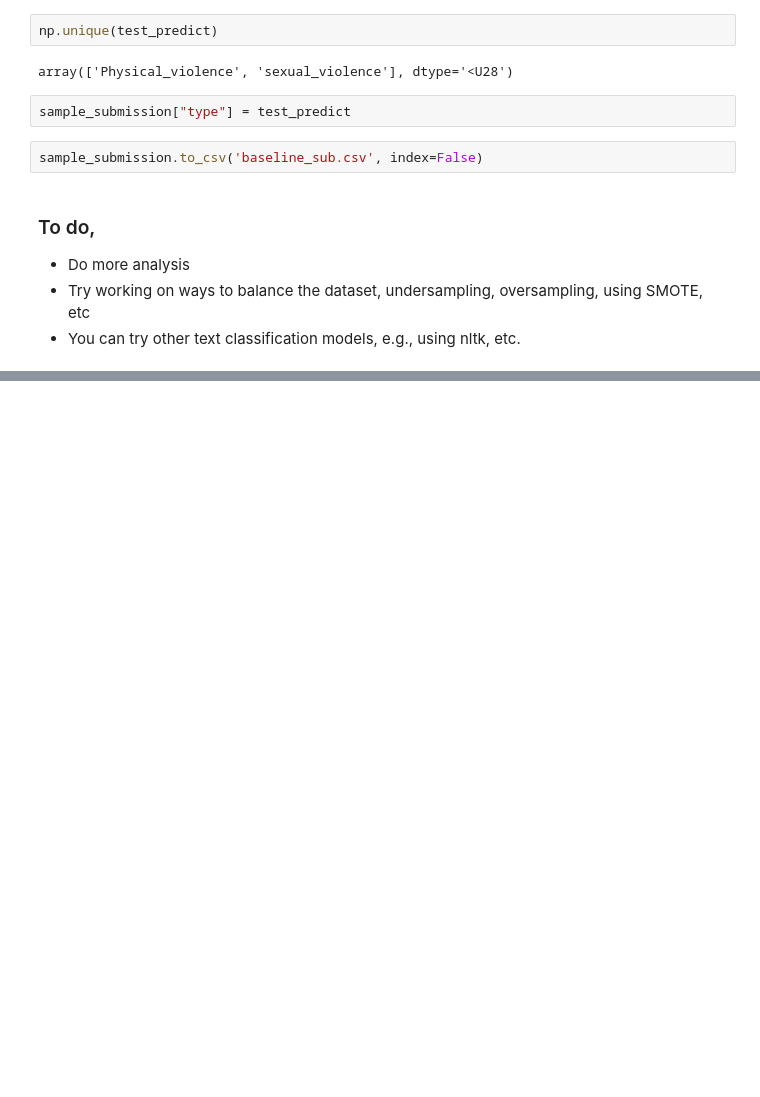
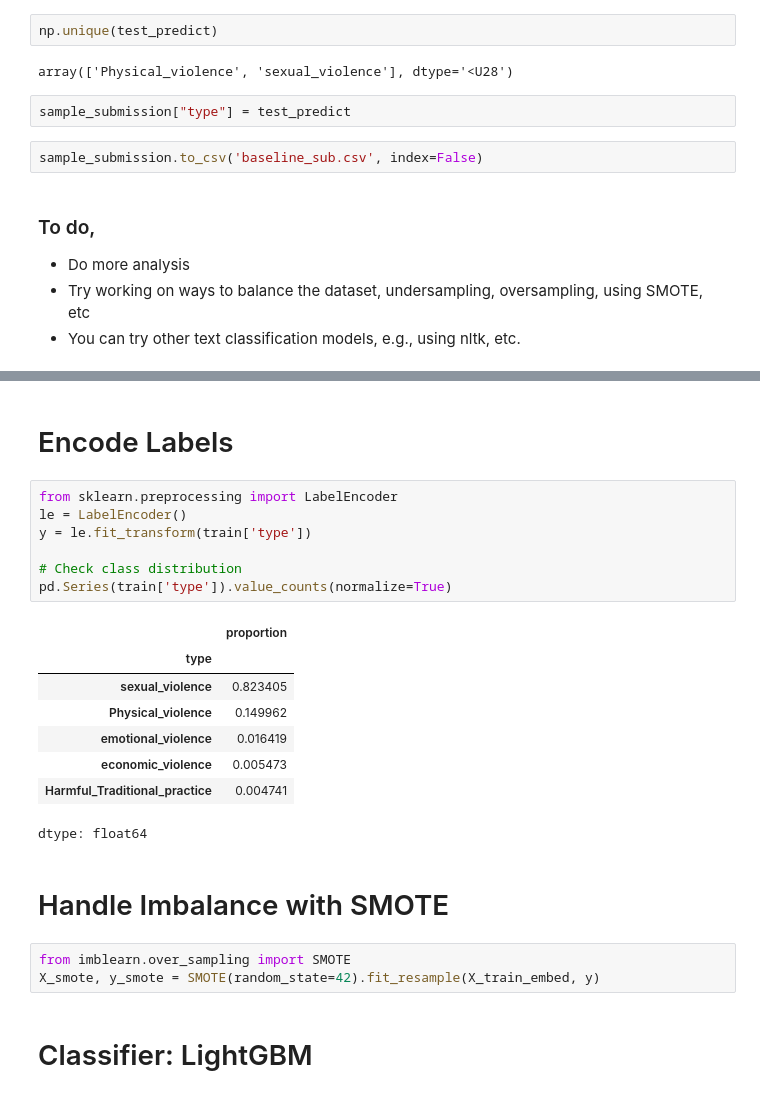
Before and after one commit to vidakpop/-GBV-Tweet-classification-, a Jupyter notebook: Datathon_7.ipynb, the cells around one changed output, grey strips where cells are left out. Drawn from its saved outputs; the diff is of its cells as text; blank space fills up the shorter version.

Commit message:
LightGBM intergration

```diff
--- a/Datathon_7.ipynb
+++ b/Datathon_7.ipynb
@@ -192,0 +267,25 @@ sample_submission.to_csv('baseline_sub.csv', index=False)
+# %% [markdown]
+# Encode Labels
+# %%
+from sklearn.preprocessing import LabelEncoder
+le = LabelEncoder()
+y = le.fit_transform(train['type'])
+
+# Check class distribution
+pd.Series(train['type']).value_counts(normalize=True)
+# %% [output]
+|  | proportion |
+| type |  |
+| sexual_violence | 0.823405 |
+| Physical_violence | 0.149962 |
+| emotional_violence | 0.016419 |
+| economic_violence | 0.005473 |
+| Harmful_Traditional_practice | 0.004741 |
+dtype: float64
+# %% [markdown]
+# Handle Imbalance with SMOTE
+# %%
+from imblearn.over_sampling import SMOTE
+X_smote, y_smote = SMOTE(random_state=42).fit_resample(X_train_embed, y)
+# %% [markdown]
+# Classifier: LightGBM
```
Also changed, not shown: parts of 18 cells of this notebook.
